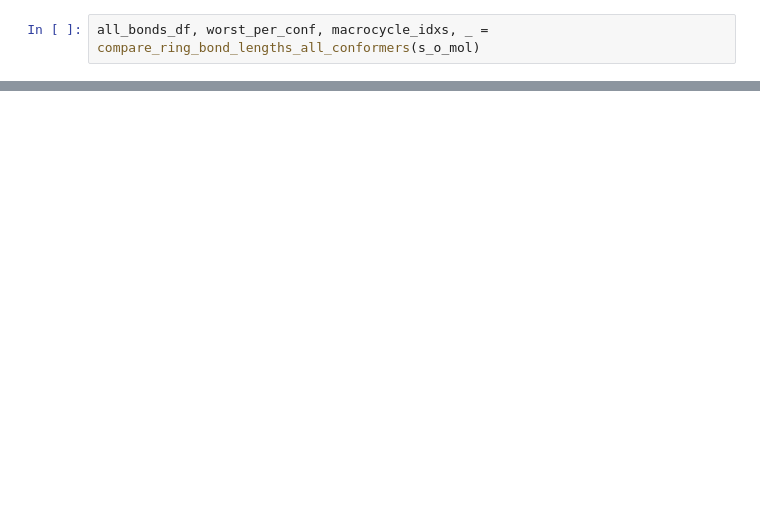
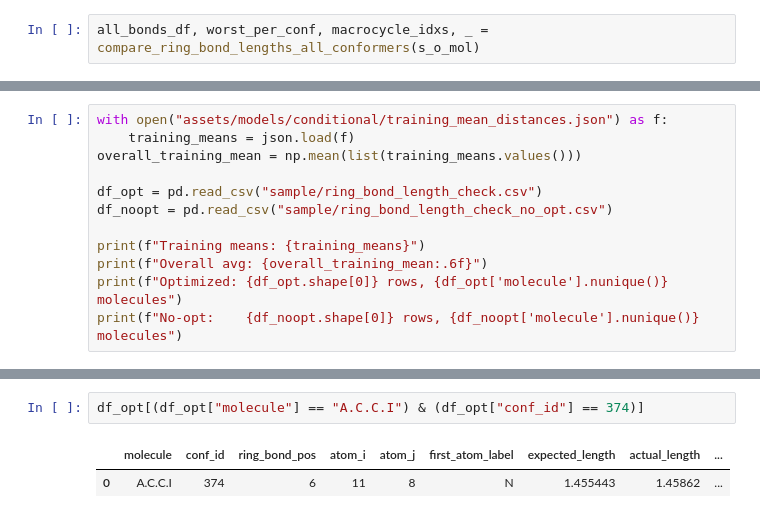
Before and after one commit to HangenYuu/ringer, a Jupyter notebook: visualize_failed_molecule.ipynb, the cells around one changed output, grey strips where cells are left out. Drawn from its saved outputs; the diff is of its cells as text; blank space fills up the shorter version.

```diff
--- a/visualize_failed_molecule.ipynb
+++ b/visualize_failed_molecule.ipynb
@@ -379,0 +285,12 @@ Bad pipe message: %s [b'9\x00:\x00;\x00<\x00=\x00>\x00?\x00@\x00A\x00B\x00C\x00D
+# %%
+with open("assets/models/conditional/training_mean_distances.json") as f:
+    training_means = json.load(f)
+overall_training_mean = np.mean(list(training_means.values()))
+
+df_opt = pd.read_csv("sample/ring_bond_length_check.csv")
+df_noopt = pd.read_csv("sample/ring_bond_length_check_no_opt.csv")
+
+print(f"Training means: {training_means}")
+print(f"Overall avg: {overall_training_mean:.6f}")
+print(f"Optimized: {df_opt.shape[0]} rows, {df_opt['molecule'].nunique()} molecules")
+print(f"No-opt:    {df_noopt.shape[0]} rows, {df_noopt['molecule'].nunique()} molecules")
@@ -379,0 +410,5 @@ Bad pipe message: %s [b'9\x00:\x00;\x00<\x00=\x00>\x00?\x00@\x00A\x00B\x00C\x00D
+# %%
+df_opt[(df_opt["molecule"] == "A.C.C.I") & (df_opt["conf_id"] == 374)]
+# %% [output]
+|  | molecule | conf_id | ring_bond_pos | atom_i | atom_j | first_atom_label | expected_length | actual_length | ... |
+| 0 | A.C.C.I | 374 | 6 | 11 | 8 | N | 1.455443 | 1.45862 | ... |
```
Also changed, not shown: parts of 19 cells of this notebook, 2 other files.
